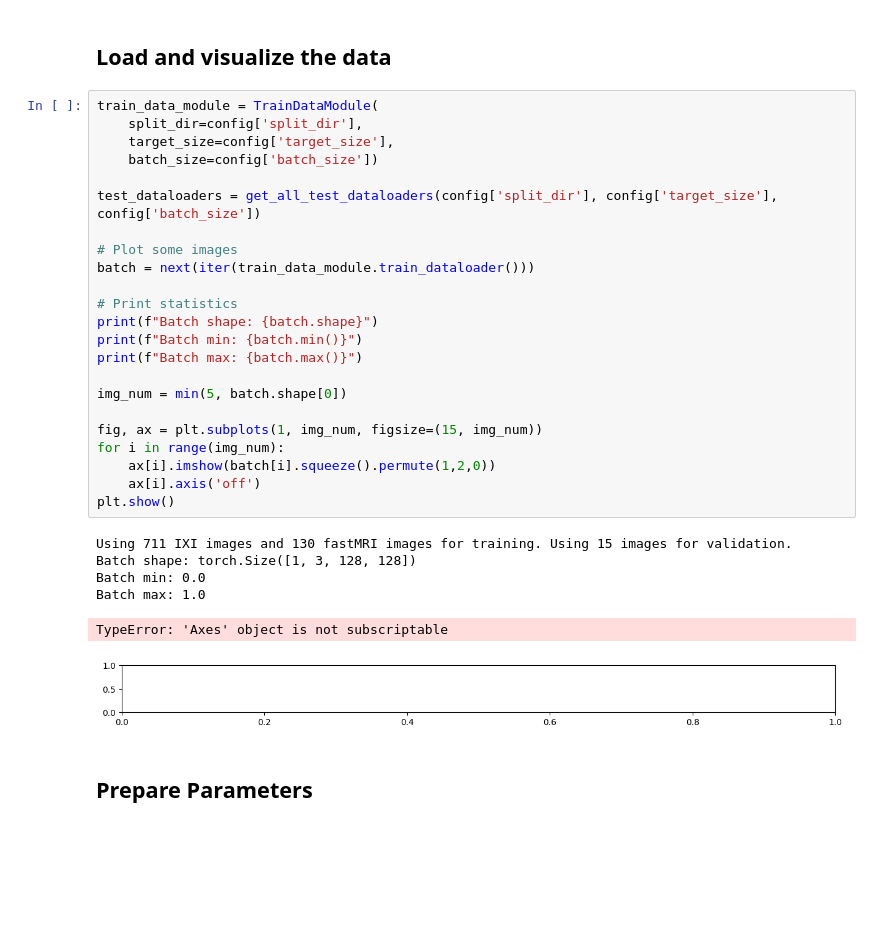
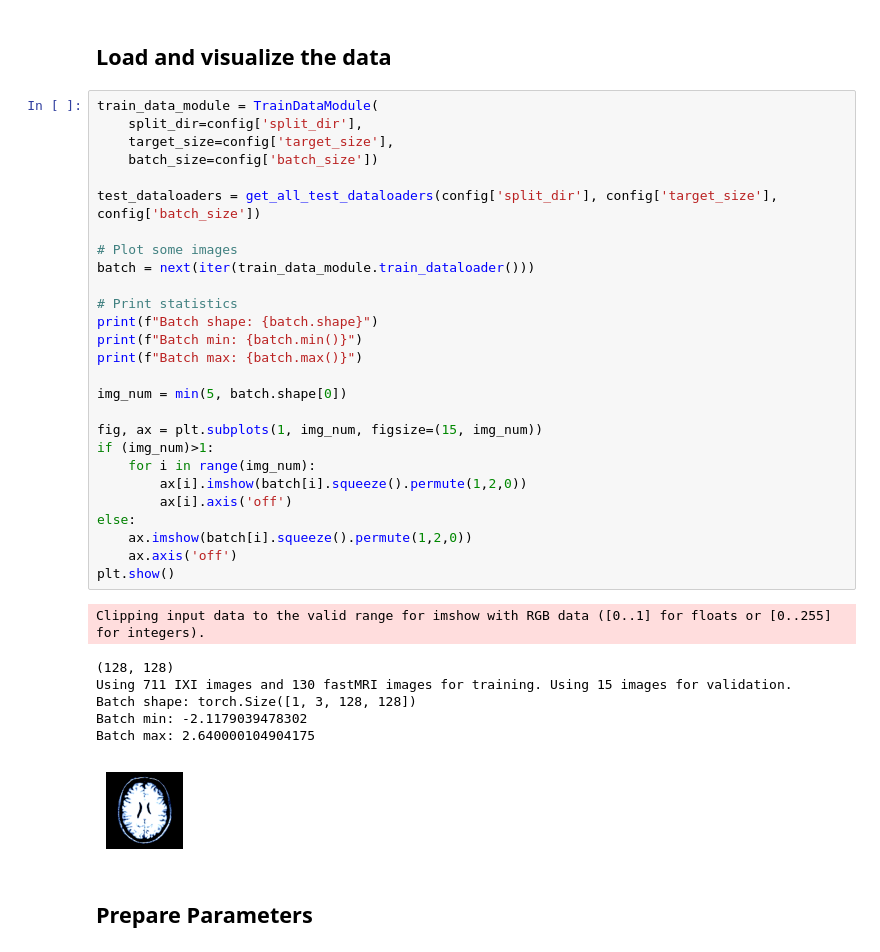
Before and after one commit to amroabuzer/PNI-Anomaly-Detection, a Jupyter notebook: main.ipynb, the cells around one changed output. Cells and saved outputs as stored; diff of their text form; blank space fills up the shorter version.

```diff
--- a/main.ipynb
+++ b/main.ipynb
@@ -61,33 +64,38 @@ Global seed set to 42
 # %%
 train_data_module = TrainDataModule(
     split_dir=config['split_dir'],
     target_size=config['target_size'],
     batch_size=config['batch_size'])
 
 test_dataloaders = get_all_test_dataloaders(config['split_dir'], config['target_size'], config['batch_size'])
 
 # Plot some images
 batch = next(iter(train_data_module.train_dataloader()))
 
 # Print statistics
 print(f"Batch shape: {batch.shape}")
 print(f"Batch min: {batch.min()}")
 print(f"Batch max: {batch.max()}")
 
 img_num = min(5, batch.shape[0])
 
 fig, ax = plt.subplots(1, img_num, figsize=(15, img_num))
-for i in range(img_num):
-    ax[i].imshow(batch[i].squeeze().permute(1,2,0))
-    ax[i].axis('off')
+if (img_num)>1:
+    for i in range(img_num):
+        ax[i].imshow(batch[i].squeeze().permute(1,2,0))
+        ax[i].axis('off')
+else:
+    ax.imshow(batch[i].squeeze().permute(1,2,0))
+    ax.axis('off')
 plt.show()
 # %% [output]
-Using 711 IXI images and 130 fastMRI images for training. Using 15 images for validation.
-Batch shape: torch.Size([1, 3, 128, 128])
-Batch min: 0.0
-Batch max: 1.0
+Clipping input data to the valid range for imshow with RGB data ([0..1] for floats or [0..255] for integers).
-TypeError: 'Axes' object is not subscriptable
+(128, 128)
+Using 711 IXI images and 130 fastMRI images for training. Using 15 images for validation.
+Batch shape: torch.Size([1, 3, 128, 128])
+Batch min: -2.1179039478302
+Batch max: 2.640000104904175
-[figure, old version]
+[figure, new version]
 # %% [markdown]
 ## Prepare Parameters
 # %%
```
Also changed, not shown: parts of 8 cells of this notebook, 4 other files.
